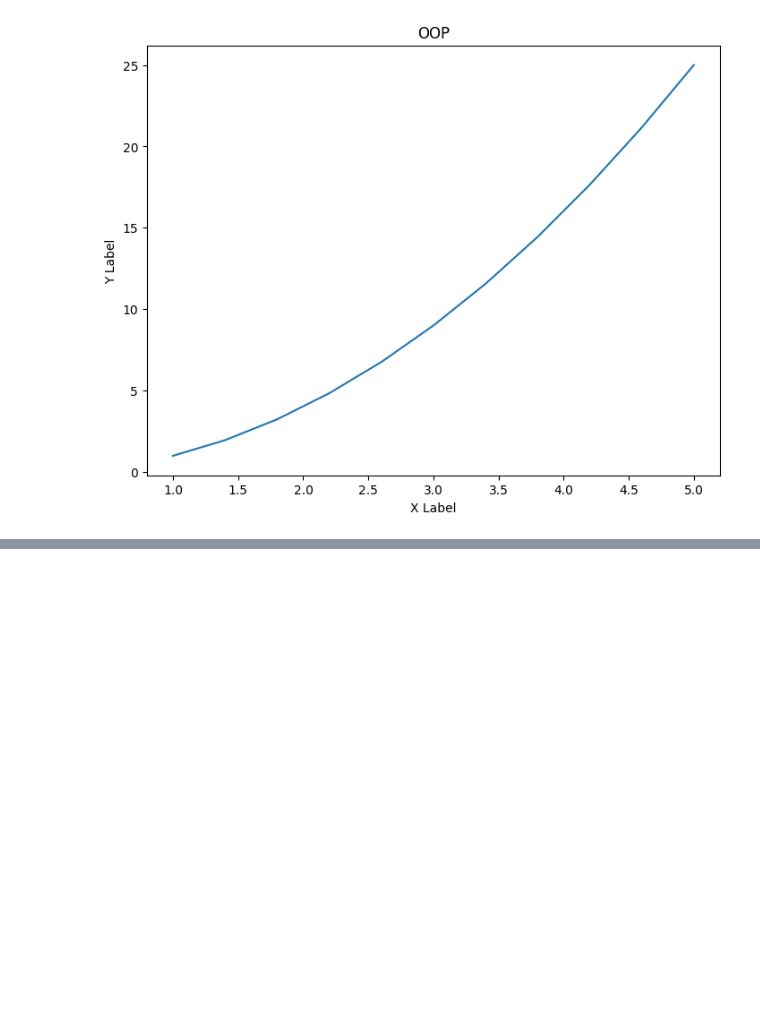
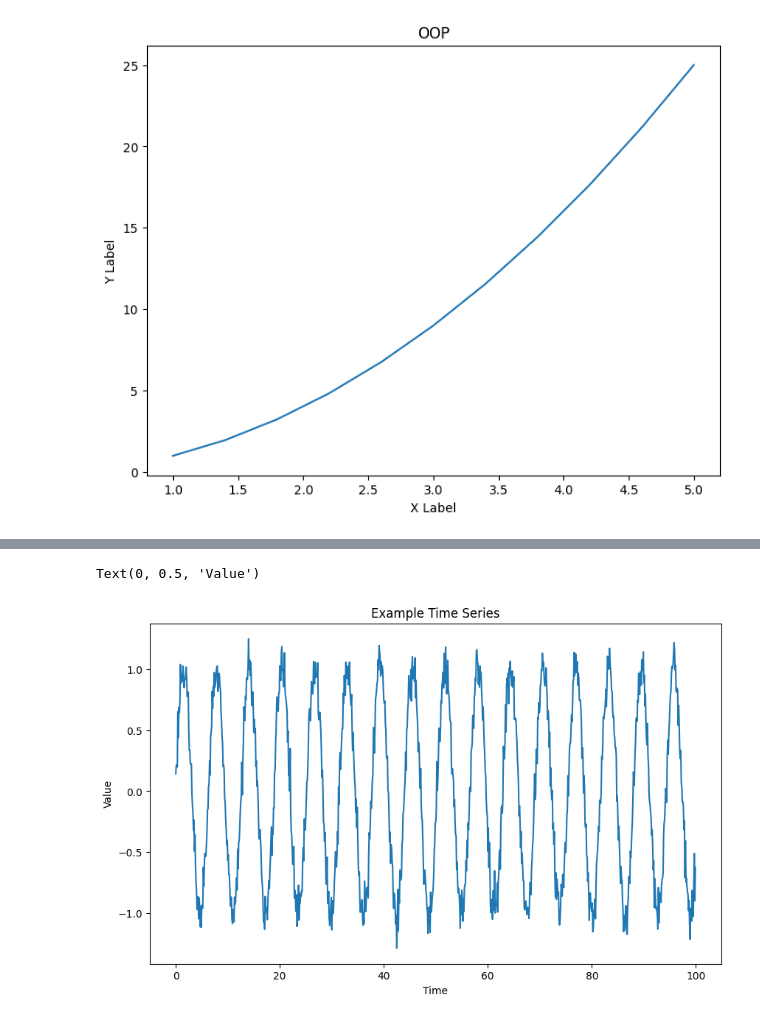
Before and after one commit to abdullah4tech/DataScience, a Jupyter notebook: Exercises.ipynb, the cells around one changed output, grey strips where cells are left out. Drawn from its saved outputs; the diff is of its cells as text; code cells hidden in the pictures; blank space fills up the shorter version.

```diff
--- a/Exercises.ipynb
+++ b/Exercises.ipynb
@@ -35,3 +35,7 @@ axes.plot(x,y)
 # %% [output]
 [<matplotlib.lines.Line2D at 0x...>]
 [figure]
+# %%
+time = np.arange(0, 100, 0.1)
+signal = np.sin(time) + np.random.normal(0, 0.1, len(time))
+time
@@ -37,0 +60,9 @@ axes.plot(x,y)
+# %%
+plt.figure(figsize=(10, 6))
+plt.plot(time, signal)
+plt.title("Example Time Series")
+plt.xlabel("Time")
+plt.ylabel("Value")
+# %% [output]
+Text(0, 0.5, 'Value')
+[figure, added]
```
Also changed, not shown: parts of 1 cell of this notebook, 1 other file.
